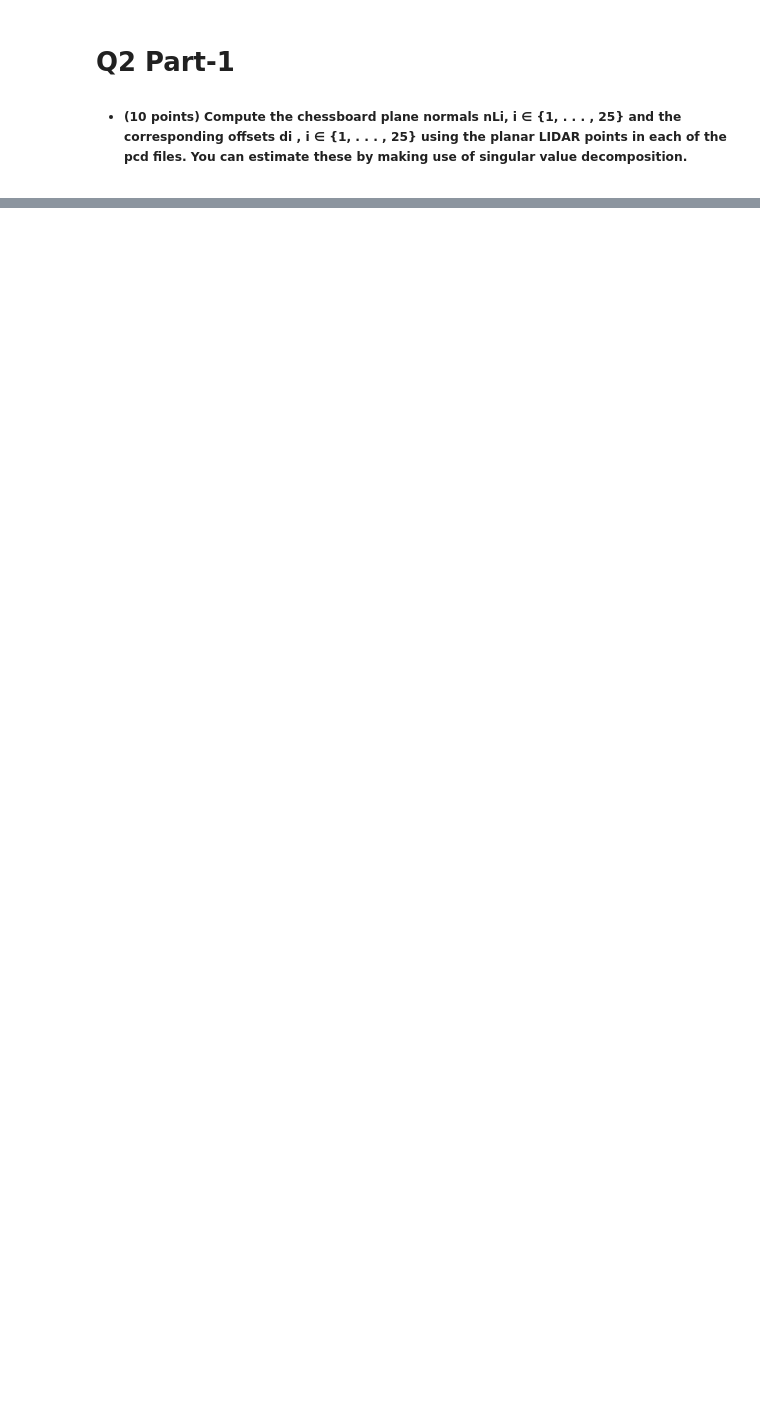
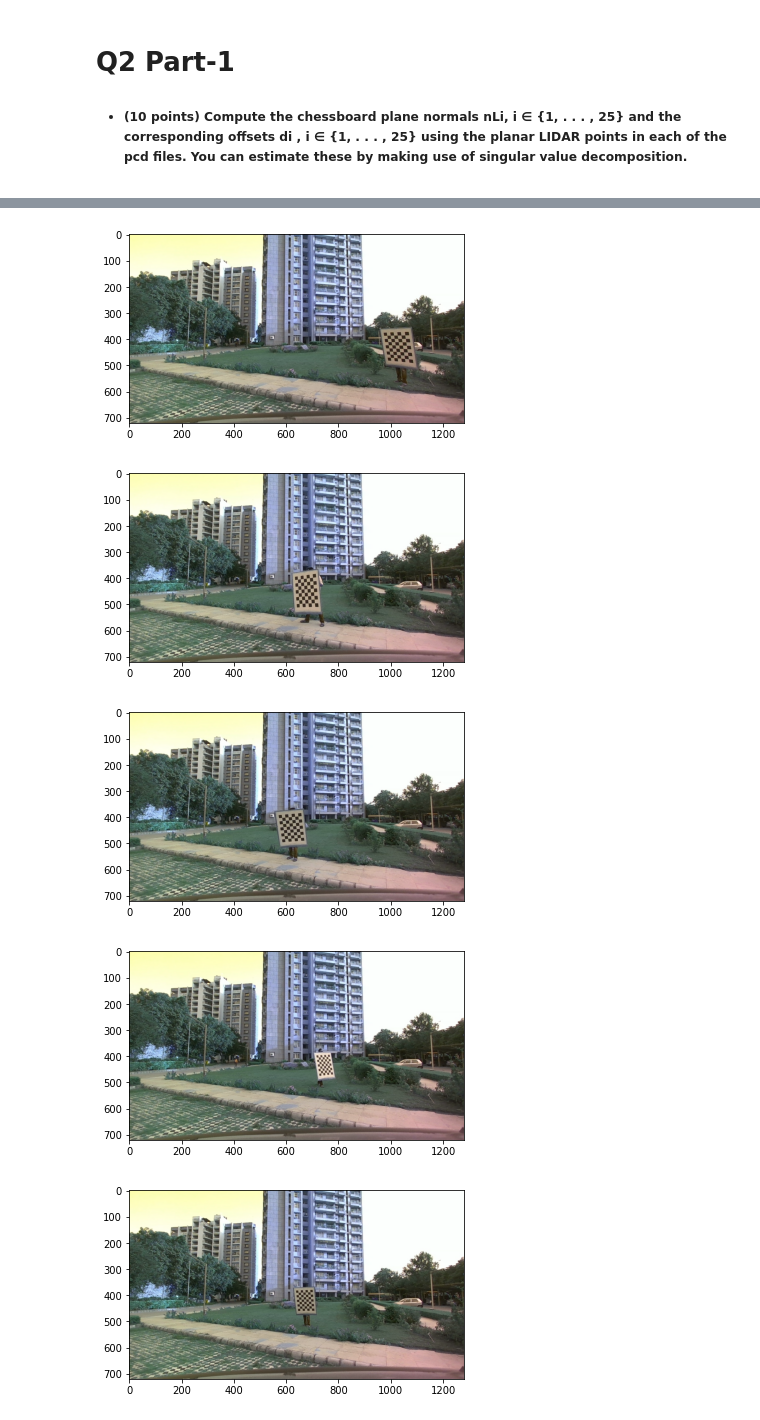
Before and after one commit to devKhush/Computer-Vision-Assignments, a Jupyter notebook: Assignment-2/Q2/Assignment_2__Q2__Solution.ipynb, the cells around one changed output, grey strips where cells are left out. Cells and saved outputs as stored; diff of their text form; code cells hidden in the pictures; blank space fills up the shorter version.

```diff
--- a/Assignment-2/Q2/Assignment_2__Q2__Solution.ipynb
+++ b/Assignment-2/Q2/Assignment_2__Q2__Solution.ipynb
@@ -93,0 +210,11 @@ with open('camera_parameters/frame_256.jpeg/camera_normals.txt', 'r') as file:
+# %%
+for image in camera_images[:5]:
+    image = cv2.imread(image)
+    plt.imshow(image)
+    plt.show()
+# %% [output]
+[figure, added]
+[figure, added]
+[figure, added]
+[figure, added]
+[figure, added]
```
Also changed, not shown: parts of 21 cells of this notebook.
